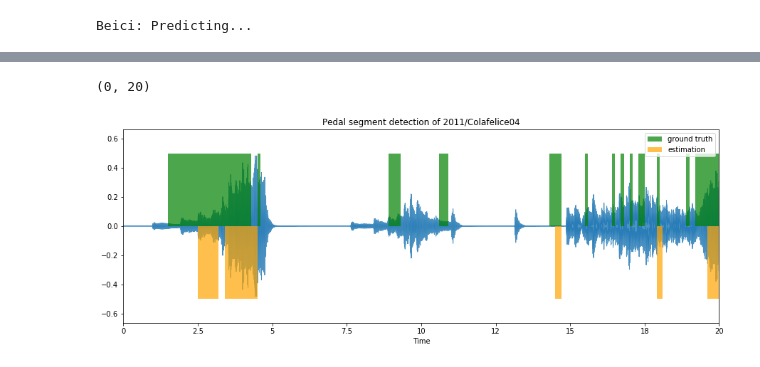
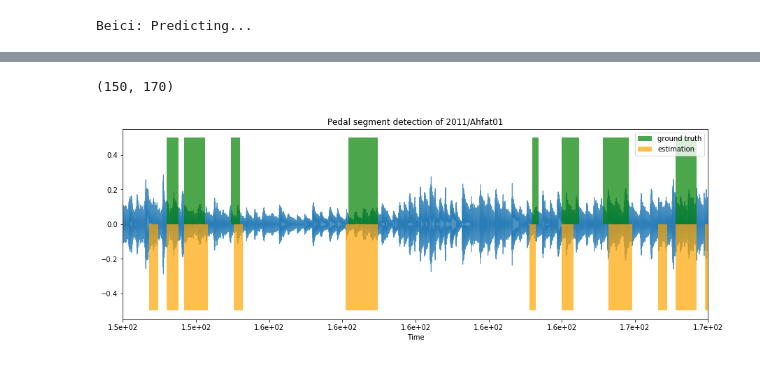
Before and after one commit to beiciliang/sustain-pedal-detection, a Jupyter notebook: 3. piece-wise detection.ipynb, the cells around one changed output, grey strips where cells are left out. Drawn from its saved outputs; the diff is of its cells as text; code cells hidden in the pictures.

```diff
--- a/3. piece-wise detection.ipynb
+++ b/3. piece-wise detection.ipynb
@@ -115,39 +115,39 @@ def data_gen(audio_data, n_detect, nsp_excerpt, type_excerpt, hop_length=HOP_LEN
             yield src_batch
 
 
-def segframes2intervals(segframes, paudio_duration):
+def intervals1tointervals01(segintervals1, paudio_duration):
     idx2del = []
-    for idx in np.arange(1,len(segframes)):
-        if segframes[idx-1][1] >= segframes[idx][0]:
-            segframes[idx] = [segframes[idx-1][0],segframes[idx][1]]
+    for idx in np.arange(1,len(segintervals1)):
+        if segintervals1[idx-1][1] >= segintervals1[idx][0]:
+            segintervals1[idx] = [segintervals1[idx-1][0],segintervals1[idx][1]]
             idx2del.append(idx-1)
-    segframes = np.delete(segframes, idx2del, axis=0)
+    segintervals1 = np.delete(segintervals1, idx2del, axis=0)
 
     labels = []
-    segintervals = np.zeros((len(segframes)*2+1,2))
+    segintervals01 = np.zeros((len(segintervals1)*2+1,2))
 
-    for idx in range(len(segintervals)):
+    for idx in range(len(segintervals01)):
         if idx==0:
-            segintervals[idx] = [0, segframes[0][0]]
+            segintervals01[idx] = [0, segintervals1[0][0]]
             labels.append('np')
-        elif idx==len(segintervals)-1:
-            segintervals[idx] = [segframes[-1][-1],paudio_duration]
+        elif idx==len(segintervals01)-1:
+            segintervals01[idx] = [segintervals1[-1][-1],paudio_duration]
             labels.append('np')
         elif idx%2:
-            segintervals[idx] = segframes[int(np.floor(idx/2))]
+            segintervals01[idx] = segintervals1[int(np.floor(idx/2))]
             labels.append('p')
         else:
-            segintervals[idx] = [segframes[int(np.floor(idx/2)-1)][-1],segframes[int(np.floor(idx/2))][0]]
+            segintervals01[idx] = [segintervals1[int(np.floor(idx/2)-1)][-1],segintervals1[int(np.floor(idx/2))][0]]
             labels.append('np')
 
     idx2del = []
-    for idx, seginterval in enumerate(segintervals):
+    for idx, seginterval in enumerate(segintervals01):
         if seginterval[0]==seginterval[1]:
             idx2del.append(idx)
-    segintervals = np.delete(segintervals, idx2del, axis=0)
+    segintervals01 = np.delete(segintervals01, idx2del, axis=0)
     labels = np.delete(labels, idx2del)
 
-    return segintervals, labels
+    return segintervals1, segintervals01, labels
 # %%
 dataset_name = 'pedal-times_test.npz'
 model_name = 'multi_kernel'
@@ -185,9 +185,9 @@ Beici: Getting model...
        Loading the best weights...
 # %%
 # for idx, filename in enumerate(filenames):
-filename_idx = 30
+filename_idx = 0
 filename = filenames[filename_idx]
-print(filename)
+print("Example piece in this notebook: {}".format(filename))
 paudio_path = os.path.join(DIR_RENDERED, '{}-p.wav'.format(filename))
 paudio, sr = librosa.load(paudio_path, sr=SR)
 pedal_offset_gt = np.array(pedal_offset_gt_tracks[filename_idx])
@@ -314,4 +233,0 @@ for idx, onset_t in enumerate(onseg_times):
-# %%
-# set the ground truth and estimation results as interval format
-segintervals01_gt, labels_gt = segframes2intervals(segintervals_gt, paudio_duration)
-segintervals01_est, labels_est = segframes2intervals(segintervals_est, paudio_duration)
@@ -397,17 +378,17 @@ Metrics for boundary annotation of 2011/Colafelice04
 # %%
 # plot result
 frmtimes = np.arange(n_frames)*seghop_duration
-left,right = [0,20]
+left,right = [150,170]
 plt.figure(figsize=(15,5))
 librosa.display.waveplot(paudio, SR, alpha=0.8)
 plt.fill_between(frmtimes, 0, 0.5, where=segframes_gt>0, facecolor='green', alpha=0.7, label='ground truth')
 plt.fill_between(frmtimes, -0.5, 0, where=segframes_est>0, facecolor='orange', alpha=0.7, label='estimation')
 plt.title("Pedal segment detection of {}".format(filename))
 plt.legend()
 plt.xlim([left,right])
 # %% [output]
-(0, 20)
+(150, 170)
-[figure, old version]
+[figure, new version]
 # %%
 # paudio_rmse = librosa.feature.rmse(y=paudio, hop_length=HOP_LENGTH)
 # paudio_rmse_norm = (paudio_rmse[0]-min(paudio_rmse[0]))/(max(paudio_rmse[0])-min(paudio_rmse[0]))
```
Also changed, not shown: parts of 20 cells of this notebook.
